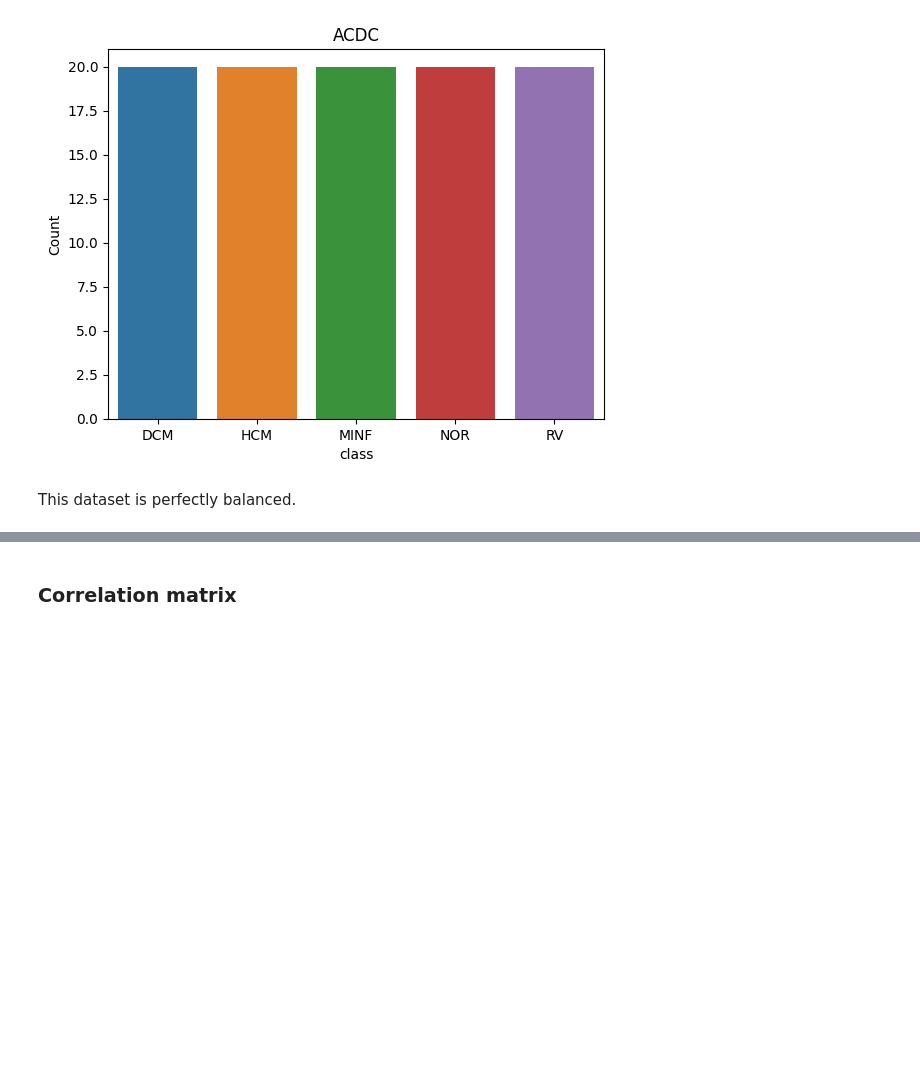
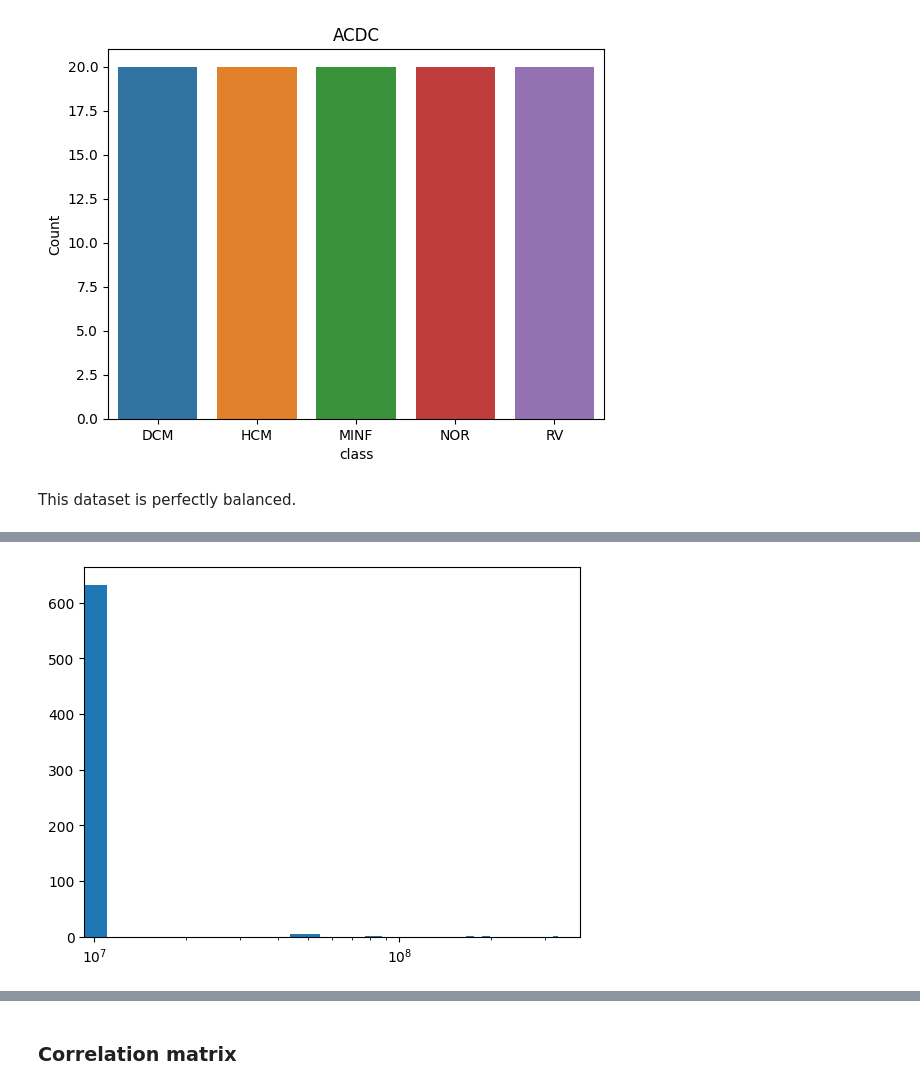
Before and after one commit to danielgranadoscampos/MHEDAS_ML, a Jupyter notebook: team_notebooks/azucena_notebook.ipynb, the cells around one changed output, grey strips where cells are left out. Drawn from its saved outputs; the diff is of its cells as text; code cells hidden in the pictures; blank space fills up the shorter version.

```diff
--- a/team_notebooks/azucena_notebook.ipynb
+++ b/team_notebooks/azucena_notebook.ipynb
@@ -126,0 +148,5 @@ This dataset is perfectly balanced.
+# %%
+plt.hist(stats['mean'], bins=30)
+plt.xscale('log')
+# %% [output]
+[figure, added]
```
Also changed, not shown: parts of 6 cells of this notebook, 2 other files.
